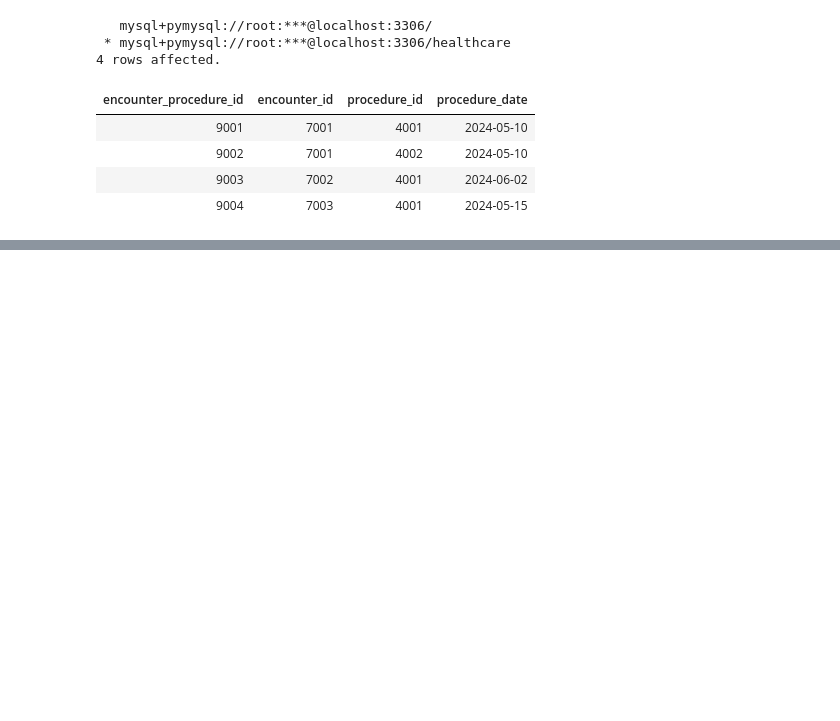
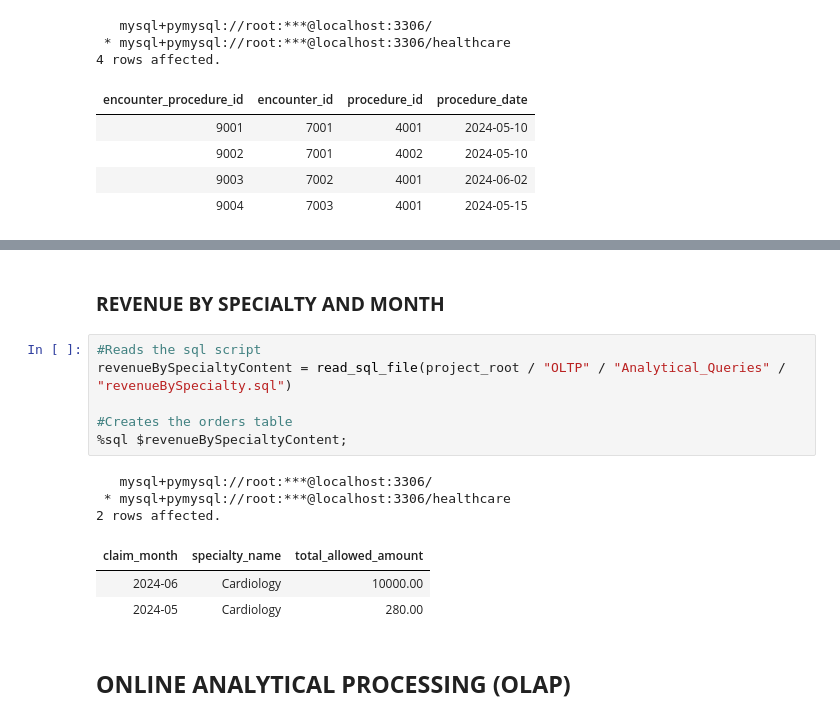
Before and after one commit to PercyAyimbilaNsolemna/Health_Analytics, a Jupyter notebook: Notebooks/healthcareAnalytics.ipynb, the cells around one changed output, grey strips where cells are left out. Saved outputs shown, nothing was run; the diff lists cells and outputs as text; blank space fills up the shorter version.

```diff
--- a/Notebooks/healthcareAnalytics.ipynb
+++ b/Notebooks/healthcareAnalytics.ipynb
@@ -505,0 +559,17 @@ SELECT * FROM `encounter_procedures`;
+# %% [markdown]
+### **REVENUE BY SPECIALTY AND MONTH**
+# %%
+#Reads the sql script
+revenueBySpecialtyContent = read_sql_file(project_root / "OLTP" / "Analytical_Queries" / "revenueBySpecialty.sql")
+
+#Creates the orders table
+%sql $revenueBySpecialtyContent;
+# %% [output]
+   mysql+pymysql://root:***@localhost:3306/
+ * mysql+pymysql://root:***@localhost:3306/healthcare
+2 rows affected.
+| claim_month | specialty_name | total_allowed_amount |
+| 2024-06 | Cardiology | 10000.00 |
+| 2024-05 | Cardiology | 280.00 |
+# %% [markdown]
+## **ONLINE ANALYTICAL PROCESSING (OLAP)**
```
Also changed, not shown: parts of 30 cells of this notebook, 24 other files.
